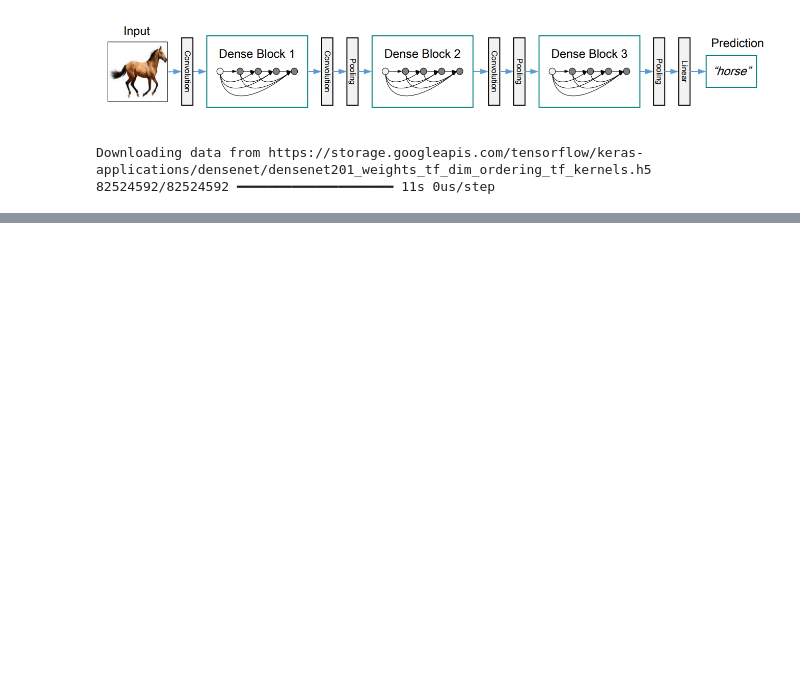
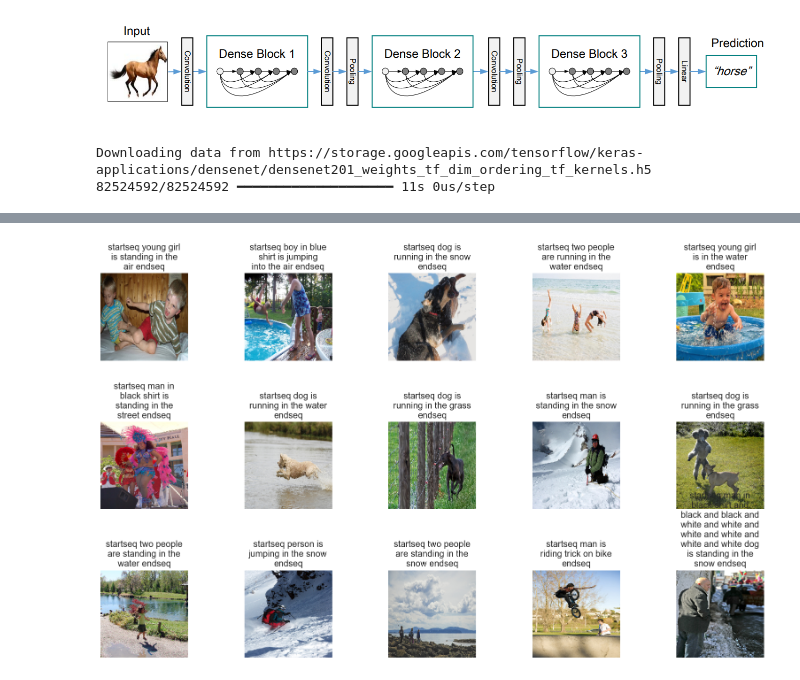
Before and after one commit to Prasannnnn/python-intern, a Jupyter notebook: Machine Learning/Image Caption Generator using Deep Learning.ipynb, the cells around one changed output, grey strips where cells are left out. Drawn from its saved outputs; the diff is of its cells as text; code cells hidden in the pictures; blank space fills up the shorter version.

```diff
--- a/Machine Learning/Image Caption Generator using Deep Learning.ipynb
+++ b/Machine Learning/Image Caption Generator using Deep Learning.ipynb
@@ -152,0 +319,42 @@ Downloading data from https://storage.googleapis.com/tensorflow/keras-applicatio
+# %%
+def idx_to_word(integer,tokenizer):
+
+    for word, index in tokenizer.word_index.items():
+        if index==integer:
+            return word
+    return None
+# %%
+def predict_caption(model, image, tokenizer, max_length, features):
+
+    feature = features[image]
+    in_text = "startseq"
+    for i in range(max_length):
+        sequence = tokenizer.texts_to_sequences([in_text])[0]
+        sequence = pad_sequences([sequence], max_length)
+
+        y_pred = model.predict([feature,sequence])
+        y_pred = np.argmax(y_pred)
+
+        word = idx_to_word(y_pred, tokenizer)
+
+        if word is None:
+            break
+
+        in_text+= " " + word
+
+        if word == 'endseq':
+            break
+
+    return in_text
+# %%
+samples = test.sample(15)
+samples.reset_index(drop=True,inplace=True)
+# %%
+for index,record in samples.iterrows():
+
+    img = load_img(os.path.join(image_path,record['image']),target_size=(224,224))
+    img = img_to_array(img)
+    img = img/255.
+
+    caption = predict_caption(caption_model, record['image'], tokenizer, max_length, features)
+    samples.loc[index,'caption'] = caption
@@ -152,0 +379,4 @@ Downloading data from https://storage.googleapis.com/tensorflow/keras-applicatio
+# %%
+display_images(samples)
+# %% [output]
+[figure, added]
```
Also changed, not shown: parts of 14 cells of this notebook, 1 other file.
